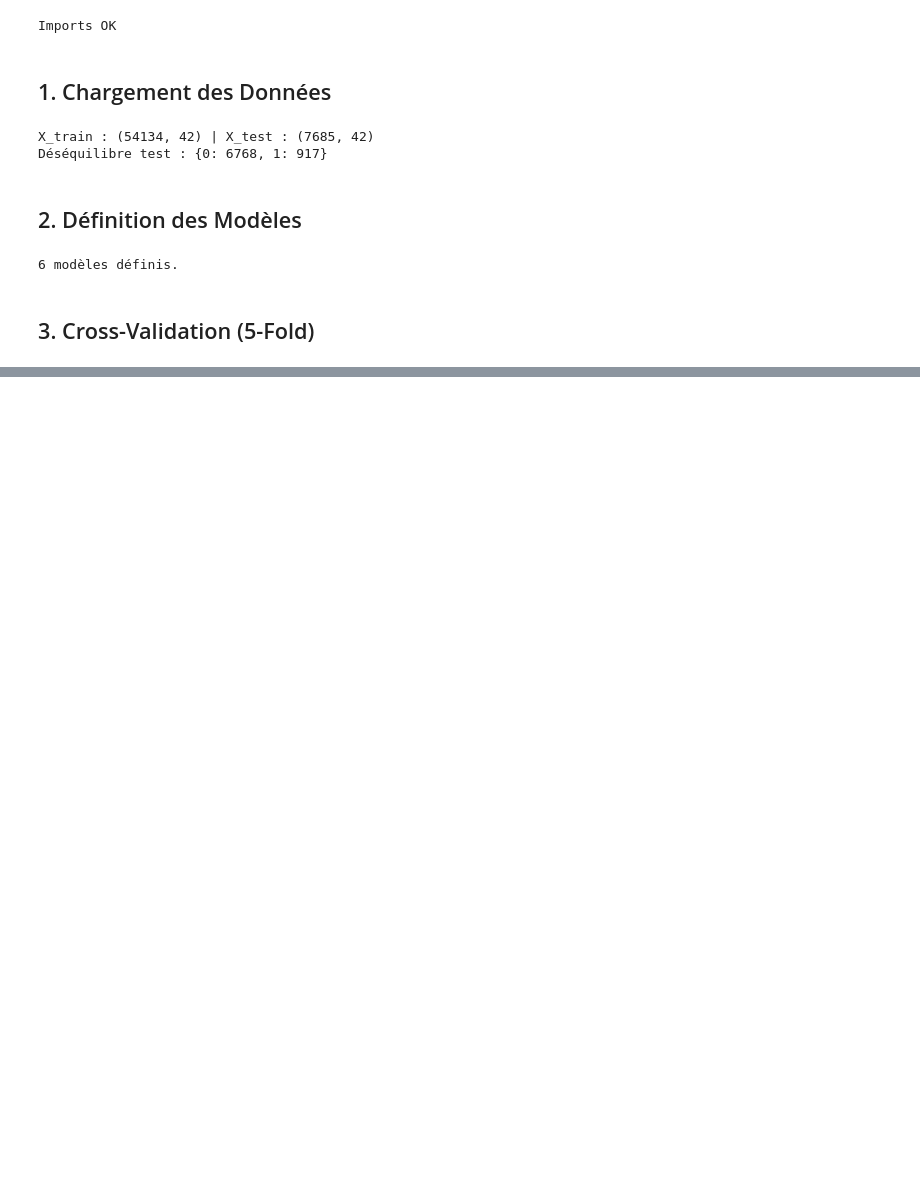
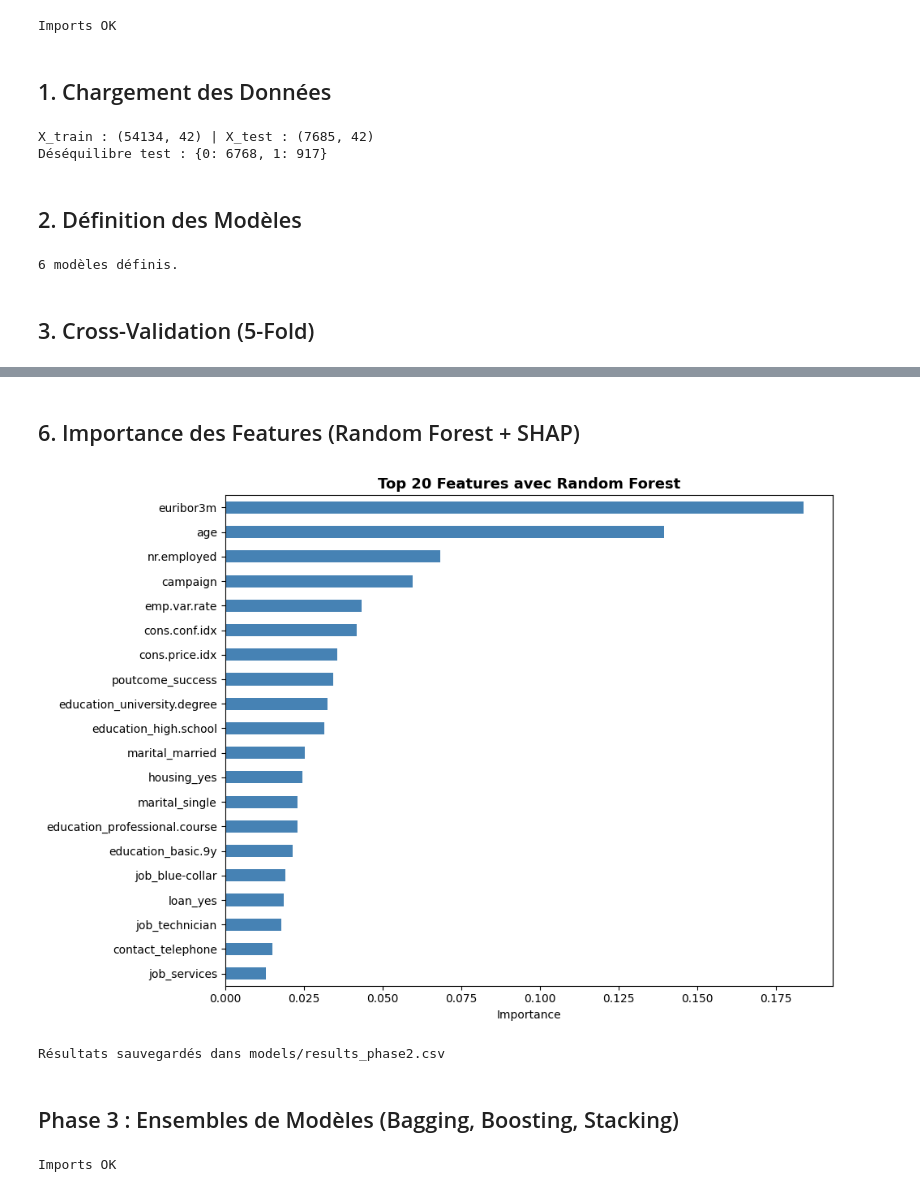
Before and after one commit to mwa1310/bank-costumers-behavior, a Jupyter notebook: notebook/BankCostumersBehavior.ipynb, the cells around one changed output, grey strips where cells are left out. Saved outputs shown, nothing was run; the diff lists cells and outputs as text; code cells hidden in the pictures; blank space fills up the shorter version.

```diff
--- a/notebook/BankCostumersBehavior.ipynb
+++ b/notebook/BankCostumersBehavior.ipynb
@@ -305,0 +321,30 @@ KeyboardInterrupt:
+# %%
+results_test = {}
+trained_models = {}
+
+for name, clf in models.items():
+    clf.fit(X_train, y_train)
+    y_prob = clf.predict_proba(X_test)[:,1]
+    y_pred = clf.predict(X_test)
+
+    results_test[name] = {
+    'Modèle': name,
+    'AUC-ROC': round(roc_auc_score(y_test, y_prob), 4),
+    'F1-Score': round(f1_score(y_test, y_pred), 4),
+    'Précision': round(precision_score(y_test, y_pred), 4),
+    'Recall': round(recall_score(y_test, y_pred), 4),
+    'Accuracy': round(accuracy_score(y_test, y_pred), 4),
+    'Avg Precision': round(average_precision_score(y_test, y_prob), 4),
+}
+    trained_models[name] = clf
+    joblib.dump(clf, f'../models/{name.replace(" ","_").lower()}.pkl')
+
+df_test = pd.DataFrame(list(results_test.values()))
+df_test = df_test.sort_values('AUC-ROC', ascending=False).reset_index(drop=True)
+
+print("Résultats sur le jeu de test :")
+display(df_test.style
+    .highlight_max(subset=['AUC-ROC','F1-Score', 'Précision', 'Recall', 'Accuracy','Avg Precision'], color='#088321')
+    .format({'AUC-ROC':'{:.4f}', 'F1-Score':'{:.4f}', 'Précision':'{:.4f}',
+         'Recall':'{:.4f}', 'Accuracy':'{:.4f}', 'Avg Precision':'{:.4f}'})
+    .hide(axis='index'))
@@ -305,0 +383,49 @@ KeyboardInterrupt:
+# %% [markdown]
+## 6. Importance des Features (Random Forest + SHAP)
+# %%
+rf = trained_models['Random Forest']
+feat_imp = pd.Series(rf.feature_importances_, index=X_train.columns)
+top20 = feat_imp.nlargest(20)
+
+fig, ax = plt.subplots(figsize=(10, 7))
+top20.sort_values().plot(kind='barh', ax=ax, color='steelblue')
+ax.set_title('Top 20 Features avec Random Forest', fontsize=13, fontweight='bold')
+ax.set_xlabel('Importance')
+plt.tight_layout()
+plt.savefig('../results/phase2_feature_importance.png', dpi=150, bbox_inches='tight')
+plt.show()
+# %% [output]
+[figure, added]
+# %%
+# Sauvegarde des résultats pour Phase 3
+df_test_save = pd.DataFrame(list(results_test.values()))
+df_test_save.to_csv('../models/results_phase2.csv', index=False)
+print("Résultats sauvegardés dans models/results_phase2.csv")
+# %% [output]
+Résultats sauvegardés dans models/results_phase2.csv
+# %% [markdown]
+## Phase 3 : Ensembles de Modèles (Bagging, Boosting, Stacking)
+# %%
+import numpy as np
+import pandas as pd
+import matplotlib.pyplot as plt
+import seaborn as sns
+import joblib, os, warnings
+warnings.filterwarnings('ignore')
+
+from sklearn.tree import DecisionTreeClassifier
+from sklearn.linear_model import LogisticRegression
+from sklearn.ensemble import (BaggingClassifier, RandomForestClassifier,
+                               StackingClassifier)
+from sklearn.model_selection import GridSearchCV, StratifiedKFold
+from sklearn.metrics import (roc_auc_score, f1_score, accuracy_score,
+                               average_precision_score, roc_curve,
+                               classification_report, confusion_matrix)
+import xgboost as xgb
+import lightgbm as lgb
+
+SEED = 42
+np.random.seed(SEED)
+print("Imports OK")
+# %% [output]
+Imports OK
```
Also changed, not shown: parts of 20 cells of this notebook, 2 other files.
